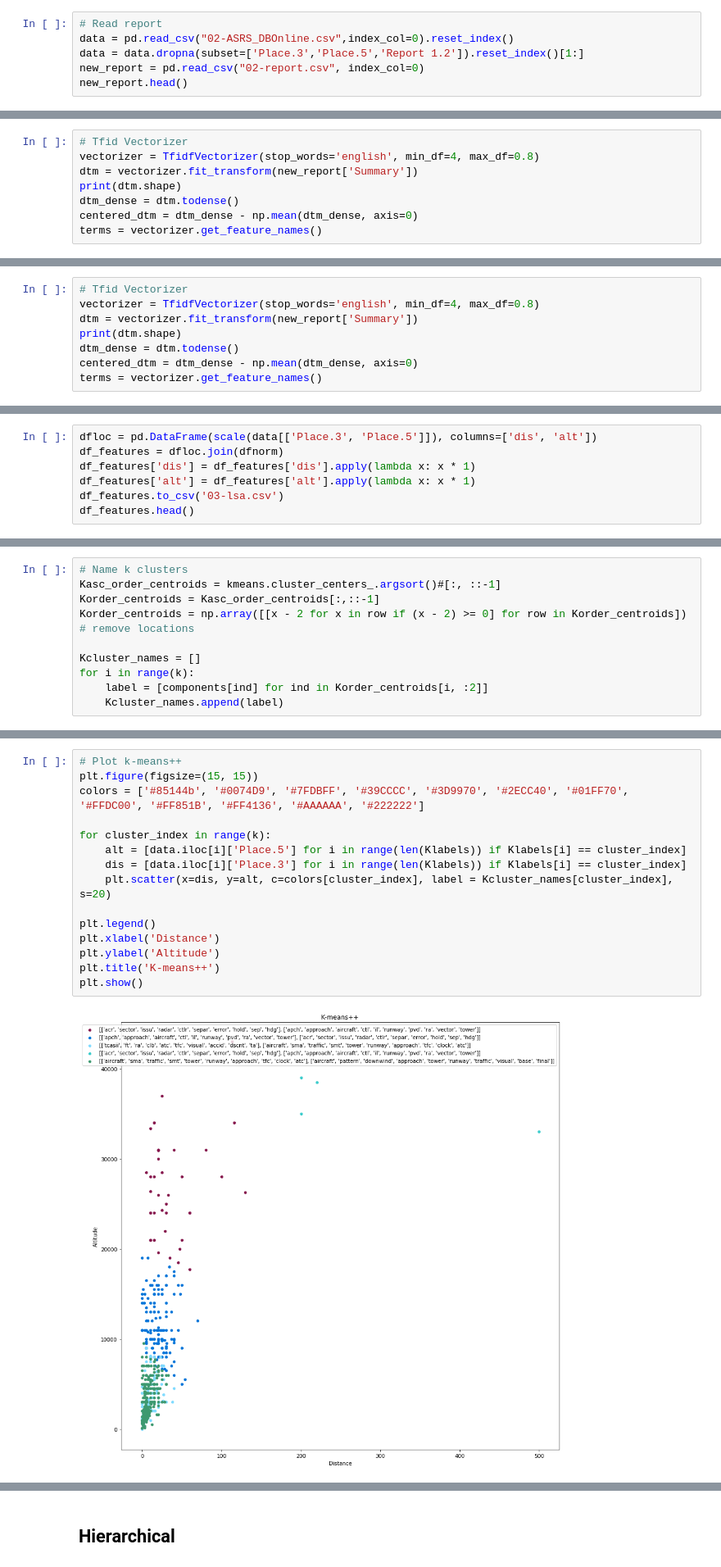
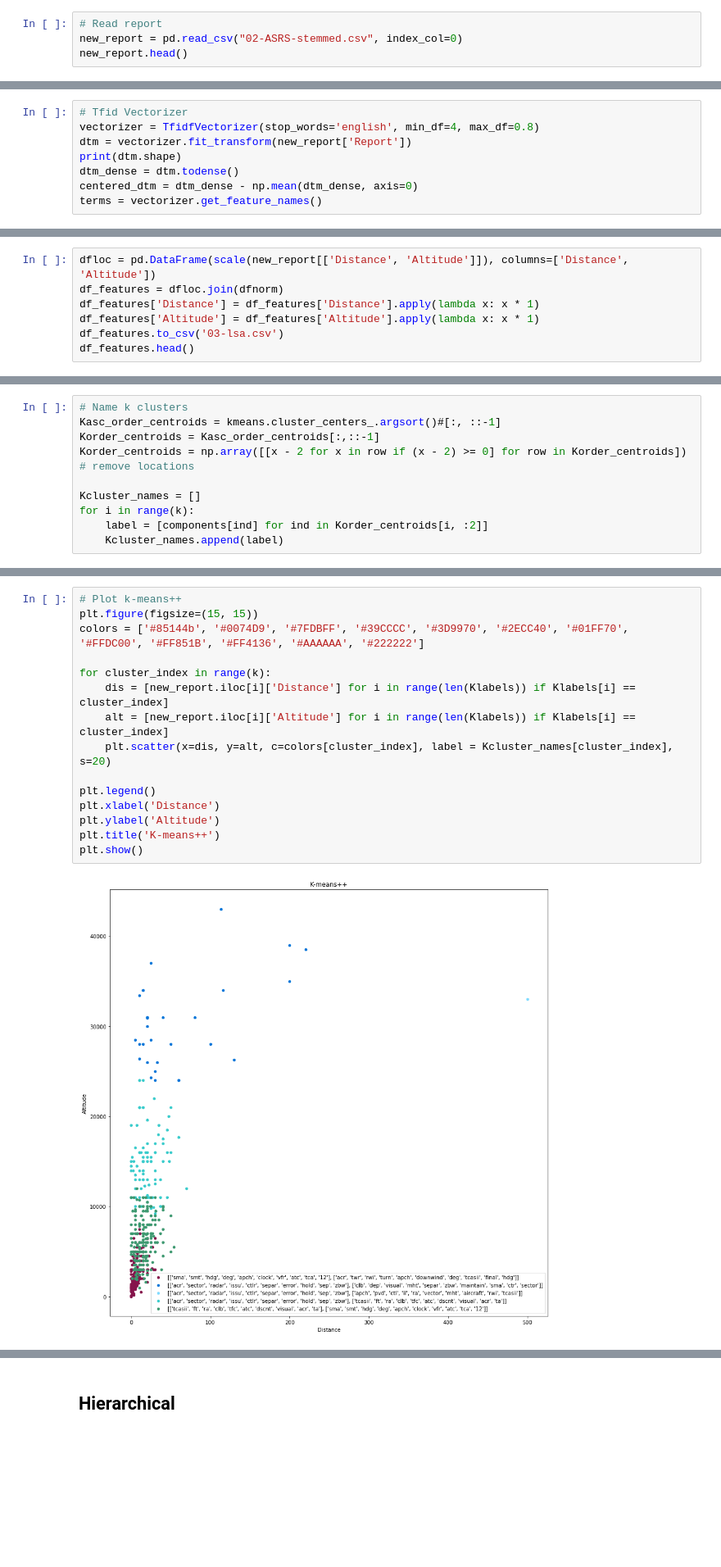
Before and after one commit to lingyigu/acas, a Jupyter notebook: src/03-Clustering.ipynb, the cells around one changed output, grey strips where cells are left out. Shown: that part at 82% size. Cells and saved outputs as stored; diff of their text form; blank space fills up the shorter version.

```diff
--- a/src/03-Clustering.ipynb
+++ b/src/03-Clustering.ipynb
@@ -18,8 +24,6 @@ from sklearn import mixture
 %matplotlib inline
 # %%
 # Read report
-data = pd.read_csv("02-ASRS_DBOnline.csv",index_col=0).reset_index()
-data = data.dropna(subset=['Place.3','Place.5','Report 1.2']).reset_index()[1:]
-new_report = pd.read_csv("02-report.csv", index_col=0)
+new_report = pd.read_csv("02-ASRS-stemmed.csv", index_col=0)
 new_report.head()
 # %% [output]
@@ -53,7 +46,7 @@ RAs
 # %%
 # Tfid Vectorizer
 vectorizer = TfidfVectorizer(stop_words='english', min_df=4, max_df=0.8)
-dtm = vectorizer.fit_transform(new_report['Summary'])
+dtm = vectorizer.fit_transform(new_report['Report'])
 print(dtm.shape)
 dtm_dense = dtm.todense()
 centered_dtm = dtm_dense - np.mean(dtm_dense, axis=0)
@@ -81,8 +73,0 @@ plt.xlabel('Components')
-# %%
-# Tfid Vectorizer
-vectorizer = TfidfVectorizer(stop_words='english', min_df=4, max_df=0.8)
-dtm = vectorizer.fit_transform(new_report['Summary'])
-print(dtm.shape)
-dtm_dense = dtm.todense()
-centered_dtm = dtm_dense - np.mean(dtm_dense, axis=0)
-terms = vectorizer.get_feature_names()
@@ -126,8 +105,8 @@ print(components)
 # %%
-dfloc = pd.DataFrame(scale(data[['Place.3', 'Place.5']]), columns=['dis', 'alt'])
+dfloc = pd.DataFrame(scale(new_report[['Distance', 'Altitude']]), columns=['Distance', 'Altitude'])
 df_features = dfloc.join(dfnorm)
-df_features['dis'] = df_features['dis'].apply(lambda x: x * 1)
-df_features['alt'] = df_features['alt'].apply(lambda x: x * 1)
+df_features['Distance'] = df_features['Distance'].apply(lambda x: x * 1)
+df_features['Altitude'] = df_features['Altitude'].apply(lambda x: x * 1)
 df_features.to_csv('03-lsa.csv')
 df_features.head()
 # %% [output]
@@ -212,20 +191,20 @@ find_report(4)
 # %%
 # Plot k-means++
 plt.figure(figsize=(15, 15))
 colors = ['#85144b', '#0074D9', '#7FDBFF', '#39CCCC', '#3D9970', '#2ECC40', '#01FF70', '#FFDC00', '#FF851B', '#FF4136', '#AAAAAA', '#222222']
 
 for cluster_index in range(k):
-    alt = [data.iloc[i]['Place.5'] for i in range(len(Klabels)) if Klabels[i] == cluster_index]
-    dis = [data.iloc[i]['Place.3'] for i in range(len(Klabels)) if Klabels[i] == cluster_index]
+    dis = [new_report.iloc[i]['Distance'] for i in range(len(Klabels)) if Klabels[i] == cluster_index]
+    alt = [new_report.iloc[i]['Altitude'] for i in range(len(Klabels)) if Klabels[i] == cluster_index]
     plt.scatter(x=dis, y=alt, c=colors[cluster_index], label = Kcluster_names[cluster_index], s=20)
 
 plt.legend()
 plt.xlabel('Distance')
 plt.ylabel('Altitude')
 plt.title('K-means++')
 plt.show()
 # %% [output]
-[figure, old version]
+[figure, new version]
 # %% [markdown]
 1. Traffic Collision Avoidence System / FT / Radar Advisory Service / Climb / Air Traffic Control / Traffic / Visual / accident / descent / true air speed
 2. Traffic / Apching (What is this?) / sector (a portion of an itinerary) / Visual / Control / Bradley International Airport / Boston Air Route Traffic Control Center (ZBW) / climb / jet
```
Also changed, not shown: parts of 18 cells of this notebook, 1 other file.
